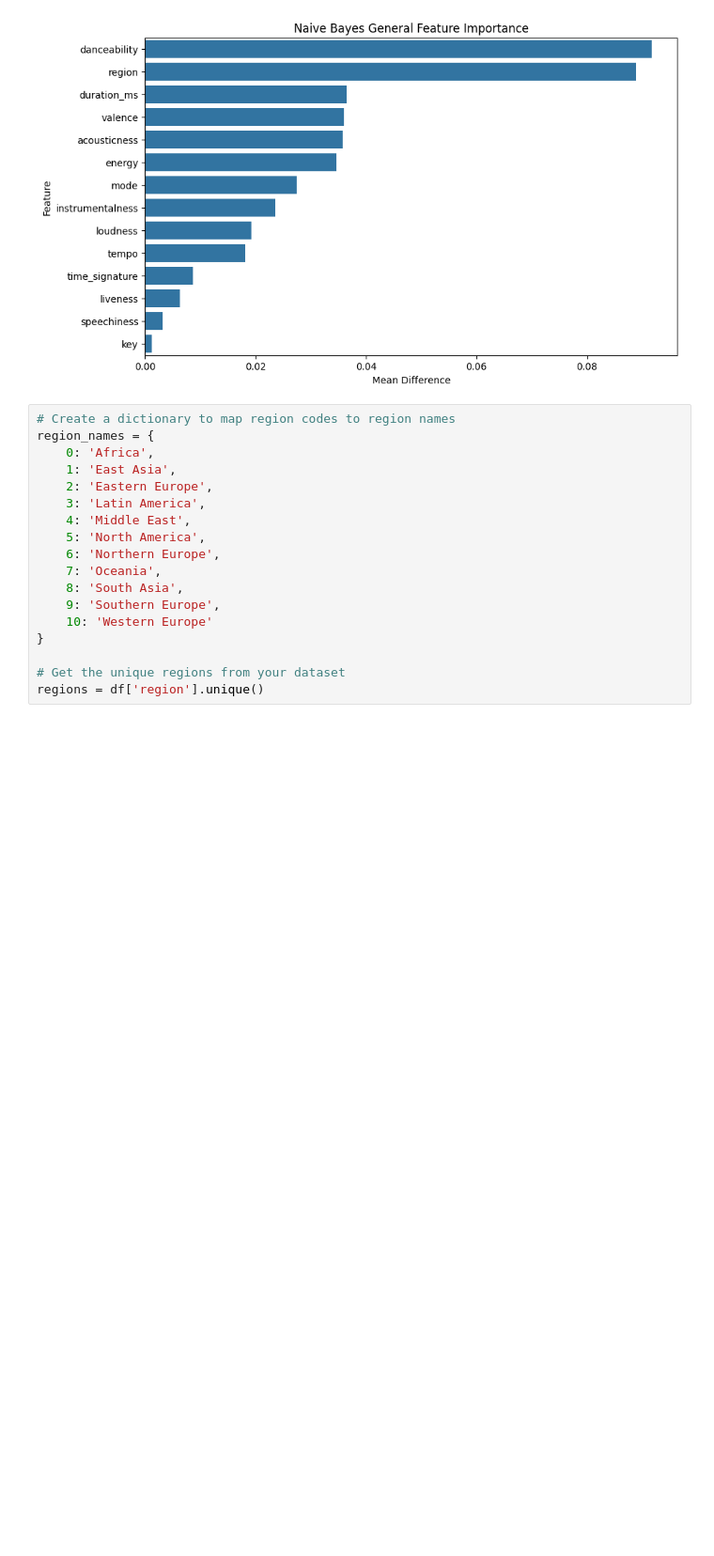
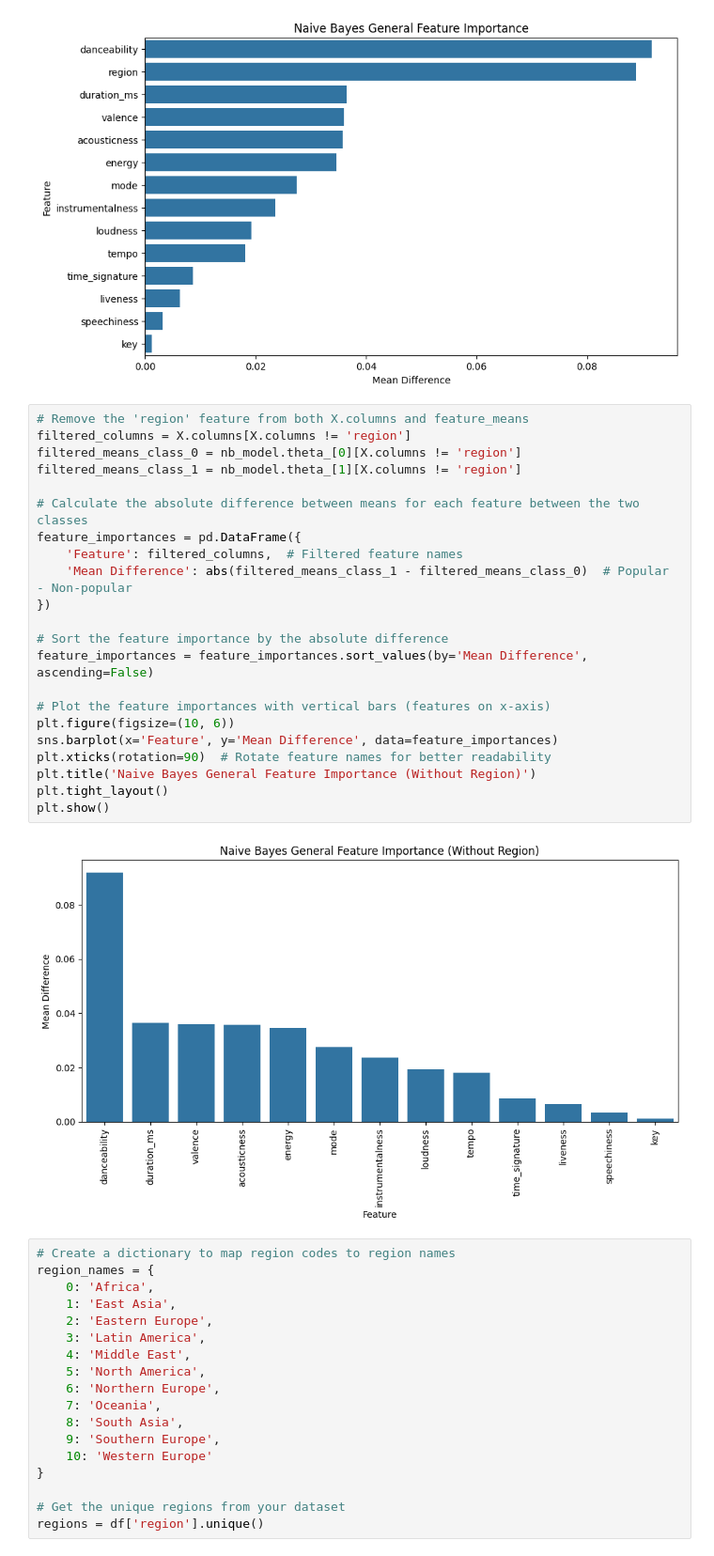
Before and after one commit to noemichem/Data-mining-project, a Jupyter notebook: notebooks_final/Algorithms/naive_bayes.ipynb, the cells around one changed output. Shown: that part at 94% size. Cells and saved outputs as stored; diff of their text form; blank space fills up the shorter version.

```diff
--- a/notebooks_final/Algorithms/naive_bayes.ipynb
+++ b/notebooks_final/Algorithms/naive_bayes.ipynb
@@ -134,6 +134,30 @@ plt.title('Naive Bayes General Feature Importance')
 plt.show()
 # %% [output]
 [figure]
+# %%
+# Remove the 'region' feature from both X.columns and feature_means
+filtered_columns = X.columns[X.columns != 'region']
+filtered_means_class_0 = nb_model.theta_[0][X.columns != 'region']
+filtered_means_class_1 = nb_model.theta_[1][X.columns != 'region']
+
+# Calculate the absolute difference between means for each feature between the two classes
+feature_importances = pd.DataFrame({
+    'Feature': filtered_columns,  # Filtered feature names
+    'Mean Difference': abs(filtered_means_class_1 - filtered_means_class_0)  # Popular - Non-popular
+})
+
+# Sort the feature importance by the absolute difference
+feature_importances = feature_importances.sort_values(by='Mean Difference', ascending=False)
+
+# Plot the feature importances with vertical bars (features on x-axis)
+plt.figure(figsize=(10, 6))
+sns.barplot(x='Feature', y='Mean Difference', data=feature_importances)
+plt.xticks(rotation=90)  # Rotate feature names for better readability
+plt.title('Naive Bayes General Feature Importance (Without Region)')
+plt.tight_layout()
+plt.show()
+# %% [output]
+[figure, added]
 # %%
 # Create a dictionary to map region codes to region names
 region_names = {
```
Also changed, not shown: 39 other files.
